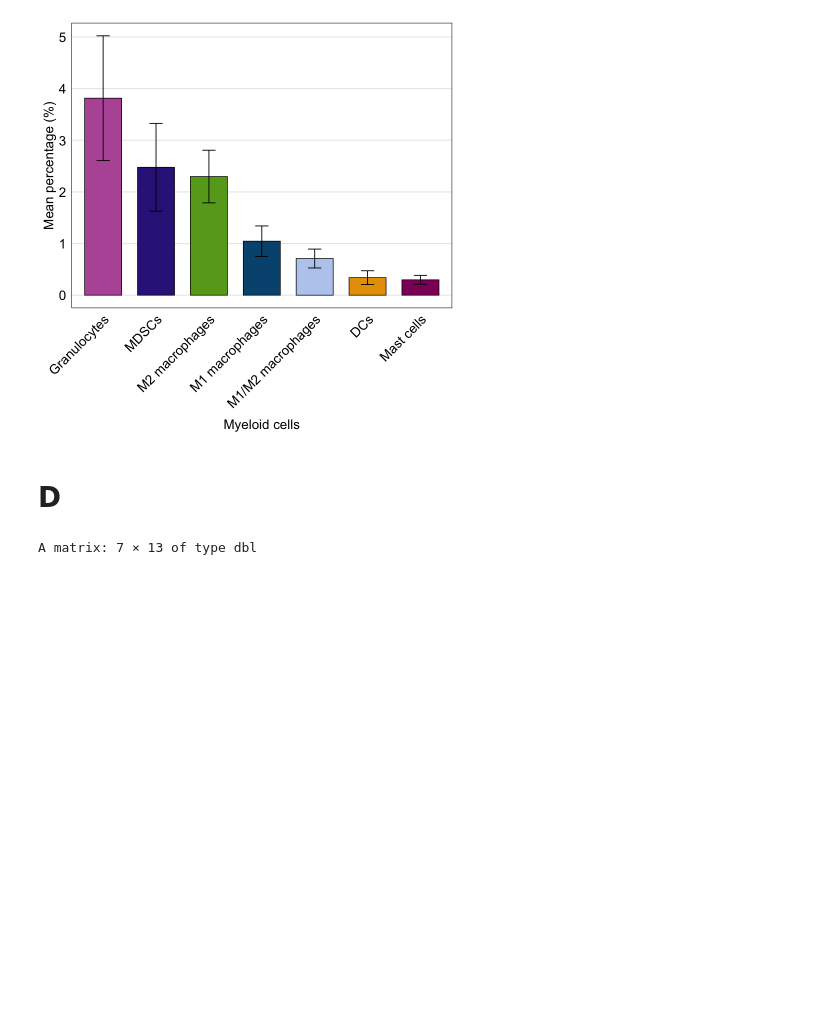
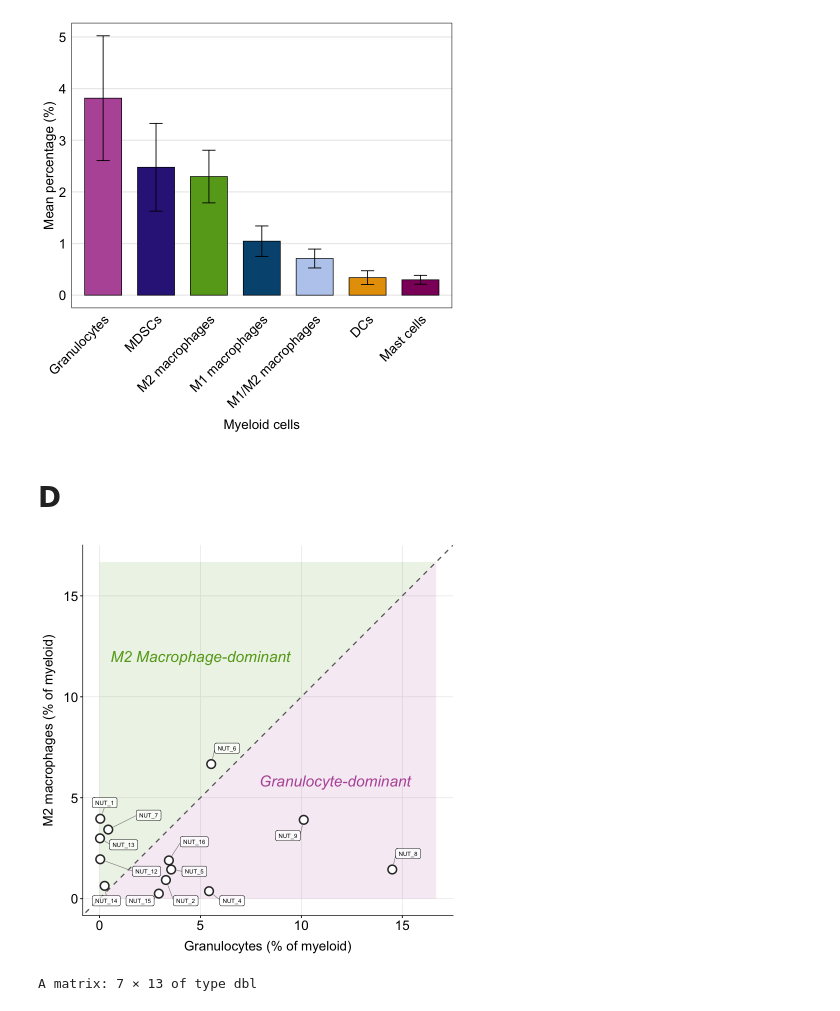
Before and after one commit to SchapiroLabor/NUT_spatial, a Jupyter notebook: figures/figure_3_R.ipynb, the cells around one changed output. Drawn from its saved outputs; the diff is of its cells as text; code cells hidden in the pictures; blank space fills up the shorter version.

```diff
--- a/figures/figure_3_R.ipynb
+++ b/figures/figure_3_R.ipynb
@@ -520,6 +520,94 @@ ggsave(
 [figure]
 # %% [markdown]
 # D
+# %%
+scatter_df <- celltype_percentage_patient_myeloid %>%
+  filter(cell_category %in% c("Granulocytes", "M2 macrophages")) %>%
+  select(patient_ID, cell_category, percentage) %>%
+  pivot_wider(names_from = cell_category, values_from = percentage) %>%
+  rename(granulocytes = Granulocytes, m2_macro = `M2 macrophages`)
+
+ax_max <- max(scatter_df$granulocytes, scatter_df$m2_macro) * 1.15
+
+# ── Plot ──────────────────────────────────────────────────────────────────────
+ggplot(scatter_df, aes(x = granulocytes, y = m2_macro)) +
+
+  # shaded triangles
+  annotate("polygon",
+           x = c(0, ax_max, ax_max),
+           y = c(0, 0,      ax_max),
+           fill = full_palette["Granulocytes"], alpha = 0.12) +
+  annotate("polygon",
+           x = c(0, 0,      ax_max),
+           y = c(0, ax_max, ax_max),
+           fill = full_palette["M2 macrophages"], alpha = 0.12) +
+
+  # y = x boundary
+  geom_abline(slope = 1, intercept = 0,
+              linetype = "dashed", color = "grey40", linewidth = 0.7) +
+
+  # region labels
+  annotate("text",
+           x = ax_max * 0.7, y = ax_max * 0.35,
+           label = "Granulocyte-dominant",
+           color = full_palette["Granulocytes"],
+           size = 6.5, fontface = "italic") +
+  annotate("text",
+           x = ax_max * 0.3, y = ax_max * 0.72,
+           label = "M2 Macrophage-dominant",
+           color = full_palette["M2 macrophages"],
+           size = 6.5, fontface = "italic") +
+
+  # points
+  geom_point(size = 4, shape = 21,
+             fill = "white", color = "grey20", stroke = 1.3) +
+
+  # patient labels
+geom_label_repel(
+    aes(label = patient_ID),
+    size               = 2.5,
+    fill               = alpha("white", 0.75),
+    label.size         = 0.2,
+    box.padding        = 0.8,
+    point.padding      = 0.4,
+    max.overlaps       = Inf,
+    force              = 3,
+    force_pull         = 0.5,
+    min.segment.length = 0,
+    segment.color      = "grey50",
+    segment.size       = 0.3,
+    seed               = 42,
+  ) +
+
+  coord_fixed(ratio = 1,
+              xlim  = c(0, ax_max),
+              ylim  = c(0, ax_max)) +
+
+  labs(
+    x        = "Granulocytes (% of myeloid)",
+    y        = "M2 macrophages (% of myeloid)",
+  ) +
+
+  theme_classic(base_size = 12) +
+  theme(
+    legend.position = "none",
+    axis.text.x = element_text(size = 16),
+    axis.title.x = element_text(size = 16, colour = "black", margin = margin(t = 10)),
+    axis.text.y = element_text(size = 16, colour = "black"),
+    axis.title.y = element_text(size = 16, colour = "black", margin = margin(r = 10)),
+    axis.line = element_line(linewidth = 0.5, colour = "grey30"),
+    axis.ticks = element_line(linewidth = 0.5, colour = "black"),
+    panel.grid.major = element_line(color = "grey92", linewidth = 0.4),
+    aspect.ratio     = 1
+  )
+
+ggsave(filename = paste0(results_dir,"/granulocyte_m2_macro_scatter.pdf"),
+       width = 7,
+       height = 7,
+       dpi = 300,
+       bg = "white")
+# %% [output]
+[figure, added]
 # %%
 celltype_percentage_patient_survival <- celltype_percentage_patient %>%
   left_join(
```
Also changed, not shown: parts of 19 cells of this notebook.
